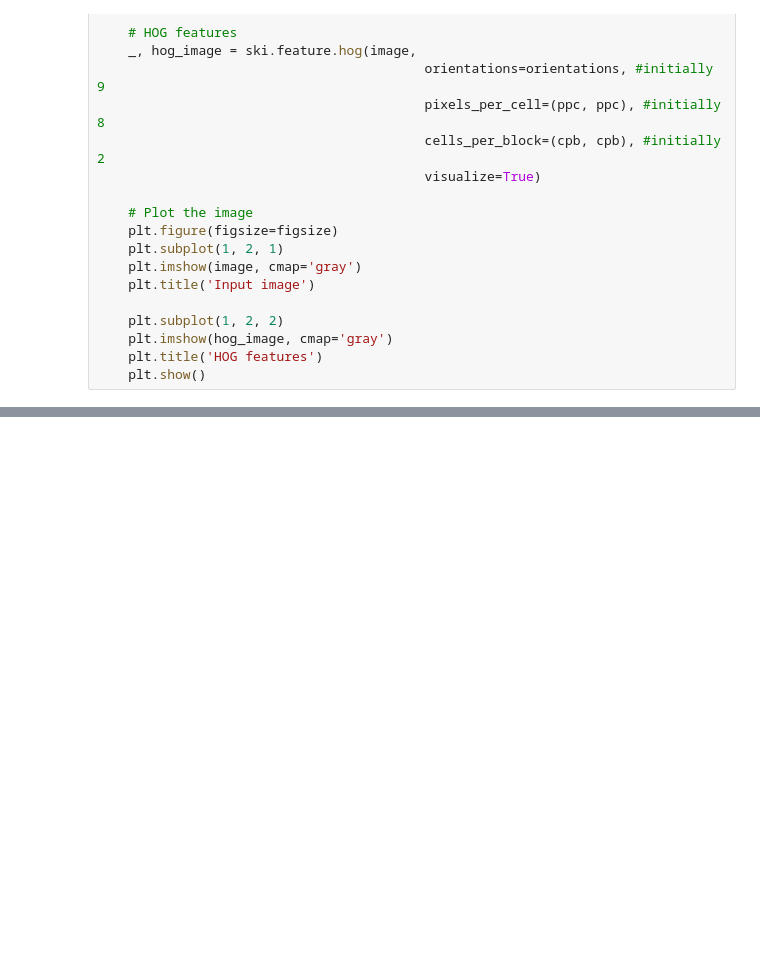
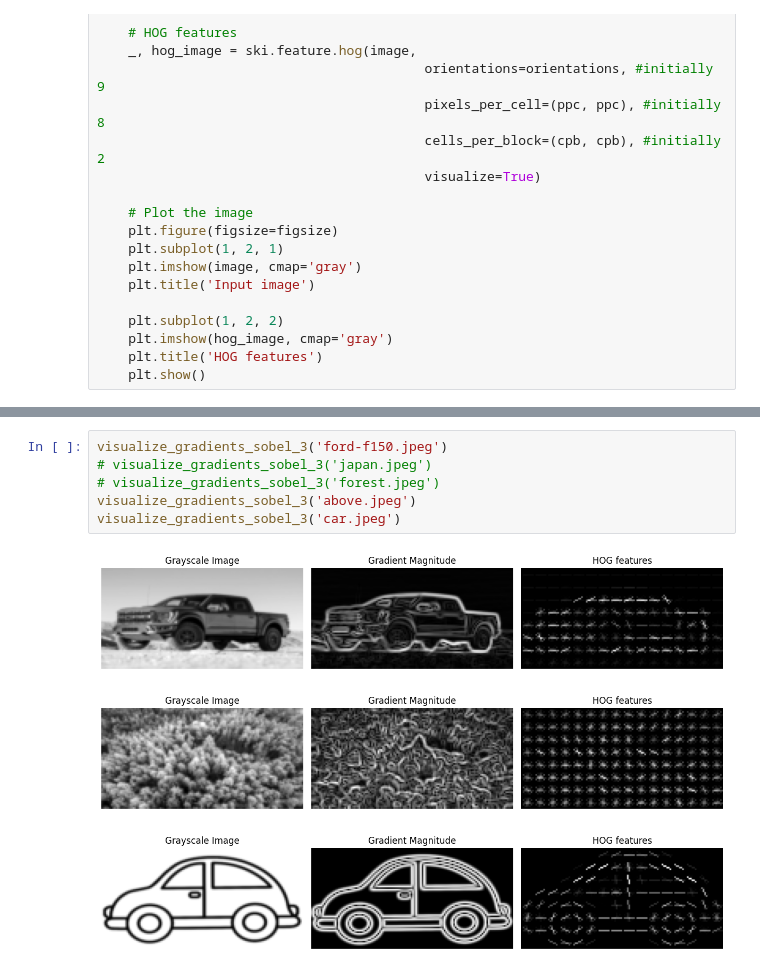
Before and after one commit to storlien/it3212-data-driven-software, a Jupyter notebook: assignment-2/hog_features.ipynb, the cells around one changed output, grey strips where cells are left out. Cells and saved outputs as stored; diff of their text form; blank space fills up the shorter version.

```diff
--- a/assignment-2/hog_features.ipynb
+++ b/assignment-2/hog_features.ipynb
@@ -150,0 +328,10 @@ visualize_gradients('ford-f150.jpeg')
+# %%
+visualize_gradients_sobel_3('ford-f150.jpeg')
+# visualize_gradients_sobel_3('japan.jpeg')
+# visualize_gradients_sobel_3('forest.jpeg')
+visualize_gradients_sobel_3('above.jpeg')
+visualize_gradients_sobel_3('car.jpeg')
+# %% [output]
+[figure, added]
+[figure, added]
+[figure, added]
```
Also changed, not shown: parts of 8 cells of this notebook.
